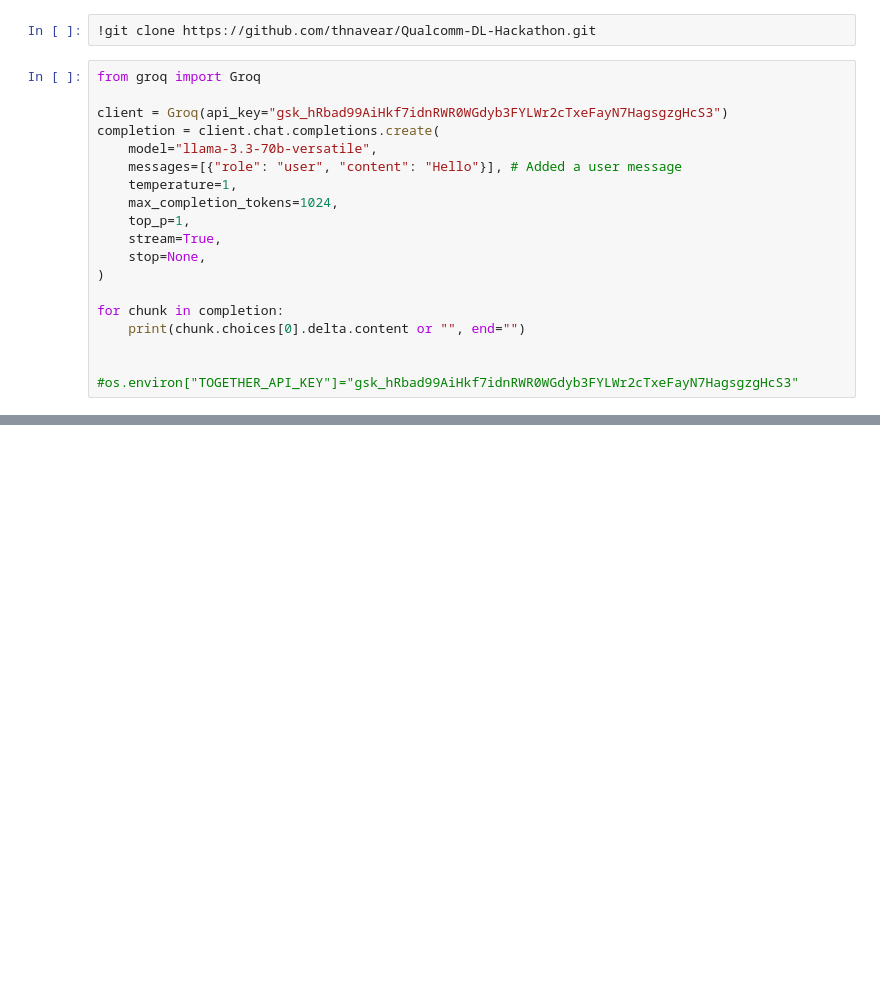
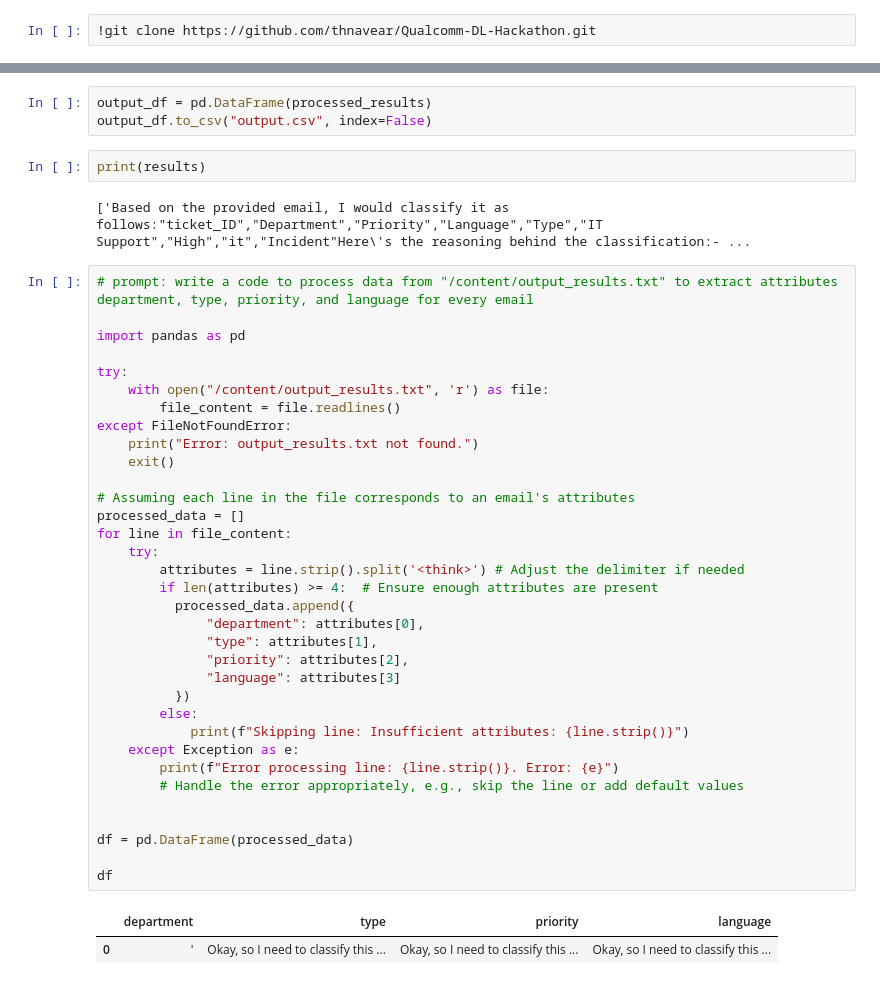
Before and after one commit to thnavear/Qualcomm-DL-Hackathon, a Jupyter notebook: genai_hackathon.ipynb, the cells around one changed output, grey strips where cells are left out. Drawn from its saved outputs; the diff is of its cells as text; blank space fills up the shorter version.

```diff
--- a/genai_hackathon.ipynb
+++ b/genai_hackathon.ipynb
@@ -22,22 +22,3 @@ Installing collected packages: groq
 Successfully installed groq-0.15.0
 # %%
 !git clone https://github.com/thnavear/Qualcomm-DL-Hackathon.git
-# %%
-from groq import Groq
-
-client = Groq(api_key="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")
-completion = client.chat.completions.create(
-    model="llama-3.3-70b-versatile",
-    messages=[{"role": "user", "content": "Hello"}], # Added a user message
-    temperature=1,
-    max_completion_tokens=1024,
-    top_p=1,
-    stream=True,
-    stop=None,
-)
-
-for chunk in completion:
-    print(chunk.choices[0].delta.content or "", end="")
-
-
-#os.environ["TOGETHER_API_KEY"]="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"
@@ -96,3 +179,47 @@ NameError: name 'results' is not defined
+# %%
+output_df = pd.DataFrame(processed_results)
+output_df.to_csv("output.csv", index=False)
+# %%
+print(results)
+# %% [output]
+['Based on the provided email, I would classify it as follows:"ticket_ID","Department","Priority","Language","Type","IT Support","High","it","Incident"Here\'s the reasoning behind the classification:- ...
+# %%
+# prompt: write a code to process data from "/content/output_results.txt" to extract attributes department, type, priority, and language for every email
+
+import pandas as pd
+
+try:
+    with open("/content/output_results.txt", 'r') as file:
+        file_content = file.readlines()
+except FileNotFoundError:
+    print("Error: output_results.txt not found.")
+    exit()
+
+# Assuming each line in the file corresponds to an email's attributes
+processed_data = []
+for line in file_content:
+    try:
+        attributes = line.strip().split('<think>') # Adjust the delimiter if needed
+        if len(attributes) >= 4:  # Ensure enough attributes are present
+          processed_data.append({
+              "department": attributes[0],
+              "type": attributes[1],
+              "priority": attributes[2],
+              "language": attributes[3]
+          })
+        else:
+            print(f"Skipping line: Insufficient attributes: {line.strip()}")
+    except Exception as e:
+        print(f"Error processing line: {line.strip()}. Error: {e}")
+        # Handle the error appropriately, e.g., skip the line or add default values
+
+
+df = pd.DataFrame(processed_data)
+
+df
+# %% [output]
+|  | department | type | priority | language |
+| 0 | ' | Okay, so I need to classify this ... | Okay, so I need to classify this ... | Okay, so I need to classify this ... |
 # %%
 # prompt: 1.code to import "/content/test.csv"
 # 2.use model "llama-3.3-70b-versatile" from groq to classify emails from test.csv (read columns "ticket_ID", "ticket_subject" and "ticket_body" from each row in "/content/test.csv" into the following attributes
```
Also changed, not shown: parts of 4 cells of this notebook.
